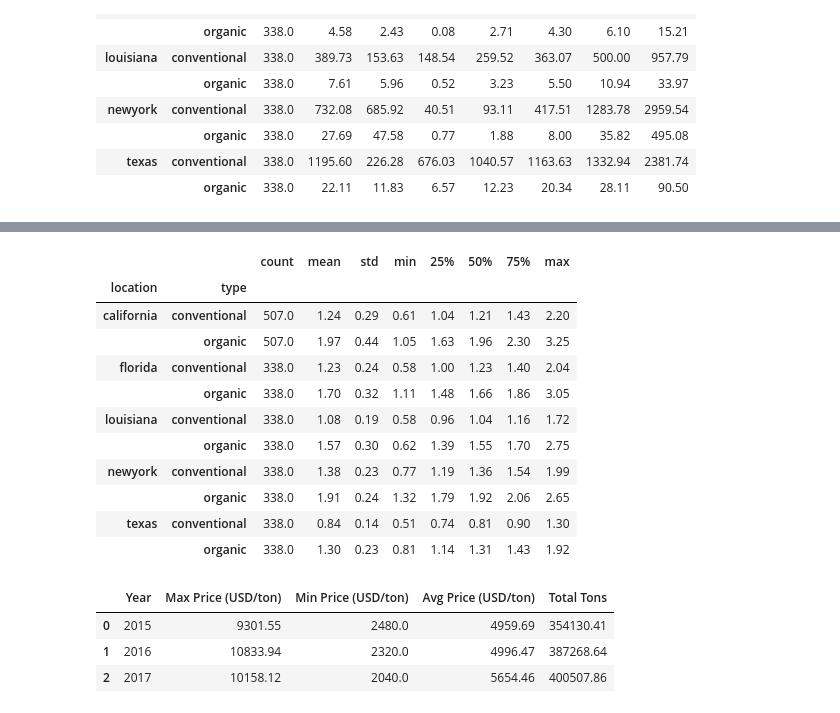
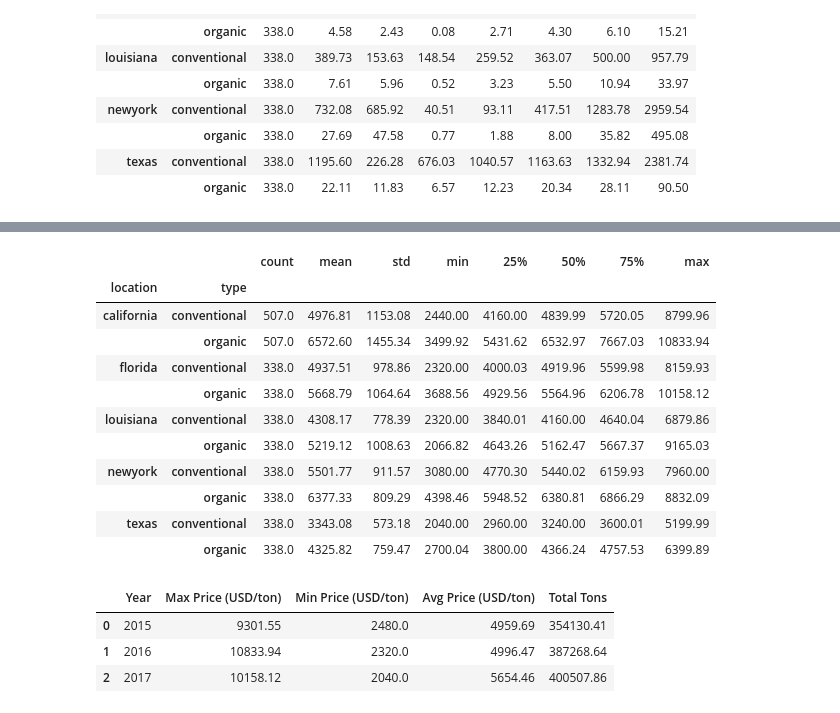
Before and after one commit to Julix4/AvoEconomics, a Jupyter notebook: Proveedores-analisis.ipynb, the cells around one changed output, grey strips where cells are left out. Drawn from its saved outputs; the diff is of its cells as text; code cells hidden in the pictures.

```diff
--- a/Proveedores-analisis.ipynb
+++ b/Proveedores-analisis.ipynb
@@ -34,22 +50,22 @@ distribution_summary.round(2)
 # %%
-# Revisar la distribución de `AveragePrice` por ubicación y tipo
-distribution_summary_price = df_avocado_hotels.groupby(['location', 'type'])['AveragePrice'].describe()
+# Revisar la distribución de `precio_tonelada` por ubicación y tipo
+distribution_summary_price = df_avocado_hotels.groupby(['location', 'type'])['precio_tonelada'].describe()
 
 # Mostrar resumen de la distribución
 distribution_summary_price.round(2)
 # %% [output]
 |  |  | count | mean | std | min | 25% | 50% | 75% | max |
 | location | type |  |  |  |  |  |  |  |  |
-| california | conventional | 507.0 | 1.24 | 0.29 | 0.61 | 1.04 | 1.21 | 1.43 | 2.20 |
-|  | organic | 507.0 | 1.97 | 0.44 | 1.05 | 1.63 | 1.96 | 2.30 | 3.25 |
-| florida | conventional | 338.0 | 1.23 | 0.24 | 0.58 | 1.00 | 1.23 | 1.40 | 2.04 |
-|  | organic | 338.0 | 1.70 | 0.32 | 1.11 | 1.48 | 1.66 | 1.86 | 3.05 |
-| louisiana | conventional | 338.0 | 1.08 | 0.19 | 0.58 | 0.96 | 1.04 | 1.16 | 1.72 |
-|  | organic | 338.0 | 1.57 | 0.30 | 0.62 | 1.39 | 1.55 | 1.70 | 2.75 |
-| newyork | conventional | 338.0 | 1.38 | 0.23 | 0.77 | 1.19 | 1.36 | 1.54 | 1.99 |
-|  | organic | 338.0 | 1.91 | 0.24 | 1.32 | 1.79 | 1.92 | 2.06 | 2.65 |
-| texas | conventional | 338.0 | 0.84 | 0.14 | 0.51 | 0.74 | 0.81 | 0.90 | 1.30 |
-|  | organic | 338.0 | 1.30 | 0.23 | 0.81 | 1.14 | 1.31 | 1.43 | 1.92 |
+| california | conventional | 507.0 | 4976.81 | 1153.08 | 2440.00 | 4160.00 | 4839.99 | 5720.05 | 8799.96 |
+|  | organic | 507.0 | 6572.60 | 1455.34 | 3499.92 | 5431.62 | 6532.97 | 7667.03 | 10833.94 |
+| florida | conventional | 338.0 | 4937.51 | 978.86 | 2320.00 | 4000.03 | 4919.96 | 5599.98 | 8159.93 |
+|  | organic | 338.0 | 5668.79 | 1064.64 | 3688.56 | 4929.56 | 5564.96 | 6206.78 | 10158.12 |
+| louisiana | conventional | 338.0 | 4308.17 | 778.39 | 2320.00 | 3840.01 | 4160.00 | 4640.04 | 6879.86 |
+|  | organic | 338.0 | 5219.12 | 1008.63 | 2066.82 | 4643.26 | 5162.47 | 5667.37 | 9165.03 |
+| newyork | conventional | 338.0 | 5501.77 | 911.57 | 3080.00 | 4770.30 | 5440.02 | 6159.93 | 7960.00 |
+|  | organic | 338.0 | 6377.33 | 809.29 | 4398.46 | 5948.52 | 6380.81 | 6866.29 | 8832.09 |
+| texas | conventional | 338.0 | 3343.08 | 573.18 | 2040.00 | 2960.00 | 3240.00 | 3600.01 | 5199.99 |
+|  | organic | 338.0 | 4325.82 | 759.47 | 2700.04 | 3800.00 | 4366.24 | 4757.53 | 6399.89 |
 # %%
 # Calcular el precio medio anual que pagamos por tonelada
 # Filtrar las fechas hasta diciembre de 2017
```
Also changed, not shown: parts of 8 cells of this notebook, 14 other files.
